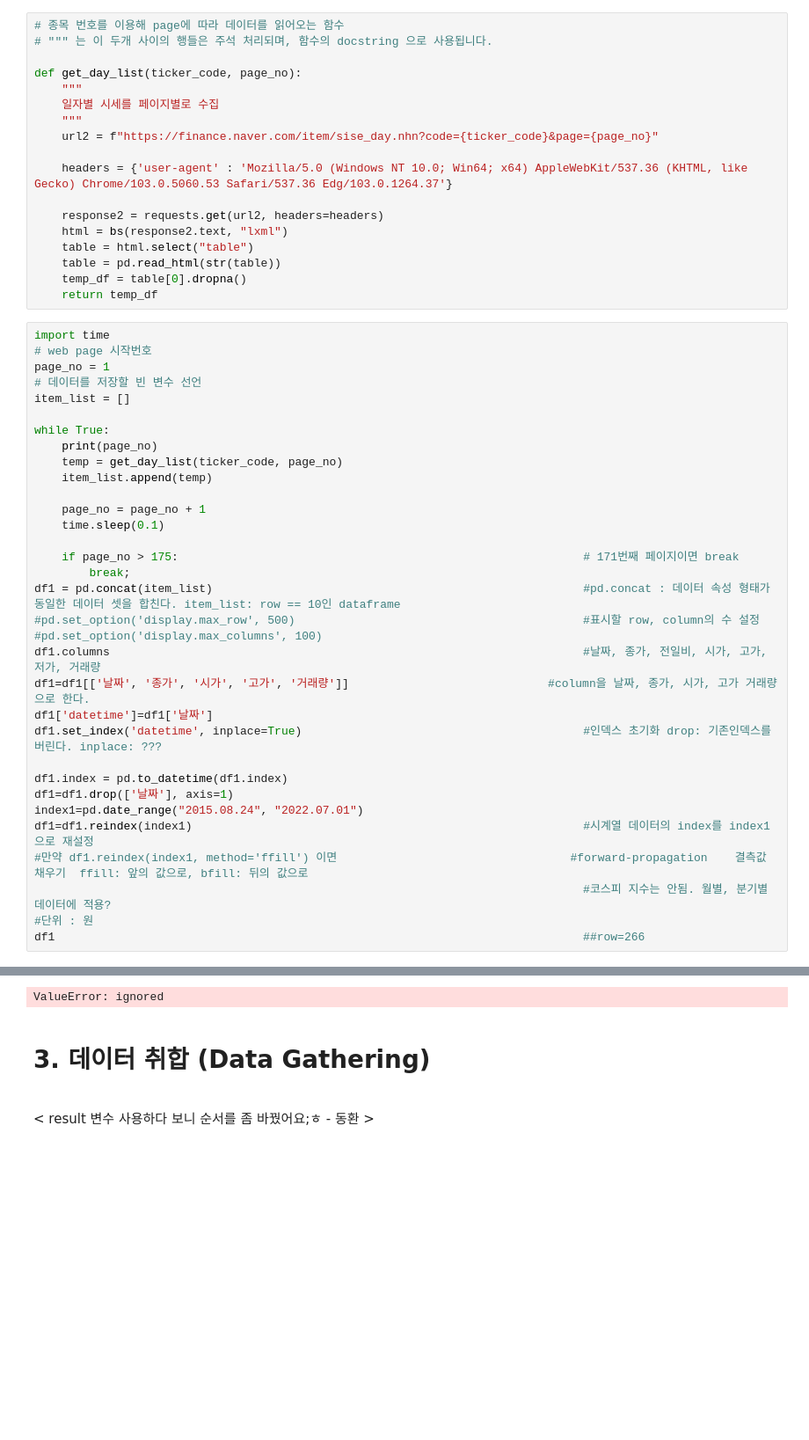
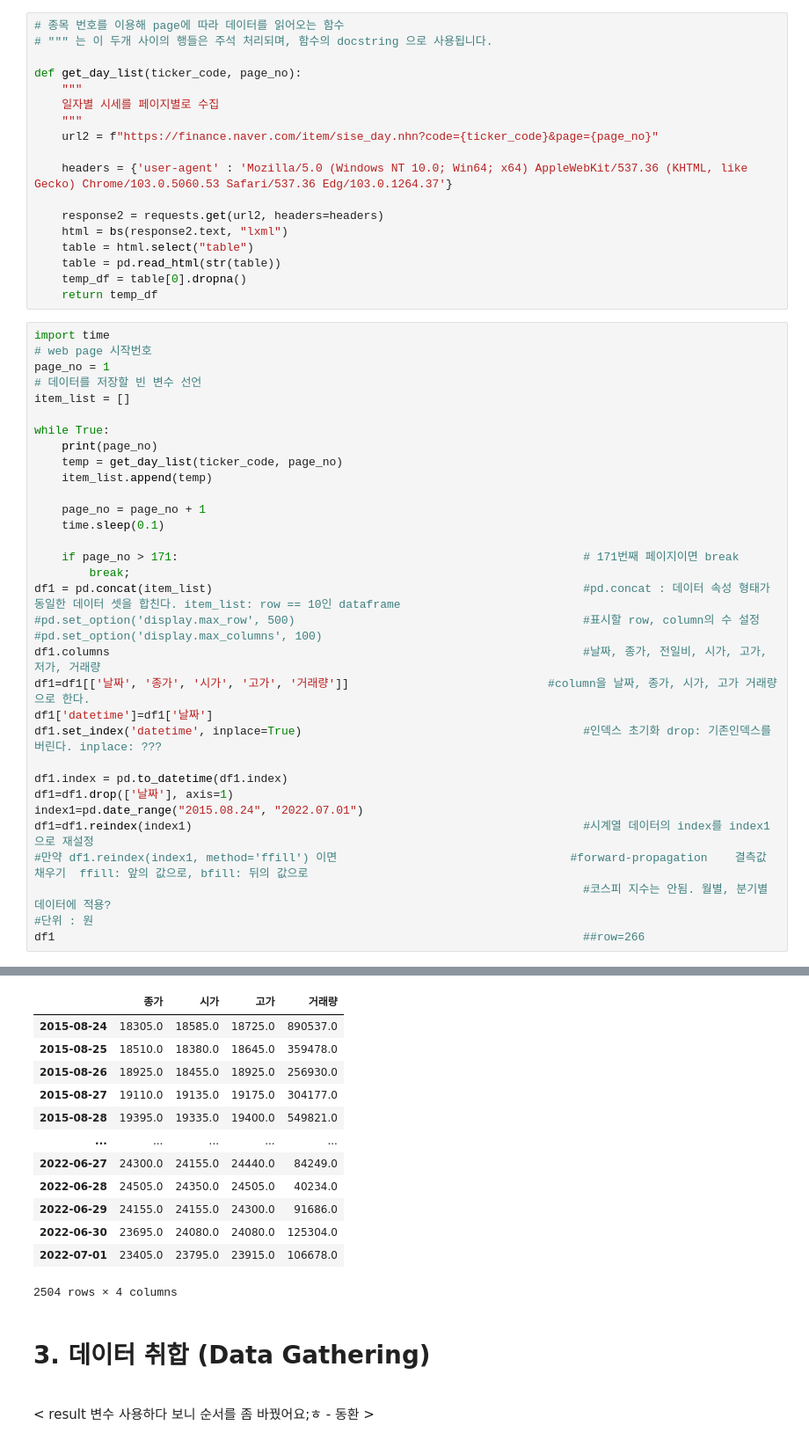
Before and after one commit to vvvv1111vvvv/2022_summer_KOSPI-Index-Predicting-Project, a Jupyter notebook: KOSPI_예측_프로젝트.ipynb, the cells around one changed output, grey strips where cells are left out. Shown at 88% size. Drawn from its saved outputs; the diff is of its cells as text; blank space fills up the shorter version.

```diff
--- a/KOSPI_예측_프로젝트.ipynb
+++ b/KOSPI_예측_프로젝트.ipynb
@@ -289,7 +289,7 @@ while True:
     page_no = page_no + 1
     time.sleep(0.1)
 
-    if page_no > 175:                                                           # 171번째 페이지이면 break
+    if page_no > 171:                                                           # 171번째 페이지이면 break
         break;
 df1 = pd.concat(item_list)                                                      #pd.concat : 데이터 속성 형태가 동일한 데이터 셋을 합친다. item_list: row == 10인 dataframe
 #pd.set_option('display.max_row', 500)                                          #표시할 row, column의 수 설정
@@ -328,4 +328,16 @@ df1
+|  | 종가 | 시가 | 고가 | 거래량 |
+| 2015-08-24 | 18305.0 | 18585.0 | 18725.0 | 890537.0 |
+| 2015-08-25 | 18510.0 | 18380.0 | 18645.0 | 359478.0 |
+| 2015-08-26 | 18925.0 | 18455.0 | 18925.0 | 256930.0 |
+| 2015-08-27 | 19110.0 | 19135.0 | 19175.0 | 304177.0 |
+| 2015-08-28 | 19395.0 | 19335.0 | 19400.0 | 549821.0 |
+| ... | ... | ... | ... | ... |
+| 2022-06-27 | 24300.0 | 24155.0 | 24440.0 | 84249.0 |
+| 2022-06-28 | 24505.0 | 24350.0 | 24505.0 | 40234.0 |
+| 2022-06-29 | 24155.0 | 24155.0 | 24300.0 | 91686.0 |
+| 2022-06-30 | 23695.0 | 24080.0 | 24080.0 | 125304.0 |
+| 2022-07-01 | 23405.0 | 23795.0 | 23915.0 | 106678.0 |
-ValueError: ignored
+2504 rows × 4 columns
 # %% [markdown]
 #  **3. 데이터 취합 (Data Gathering)**
 <br>
```
Also changed, not shown: parts of 19 cells of this notebook.
